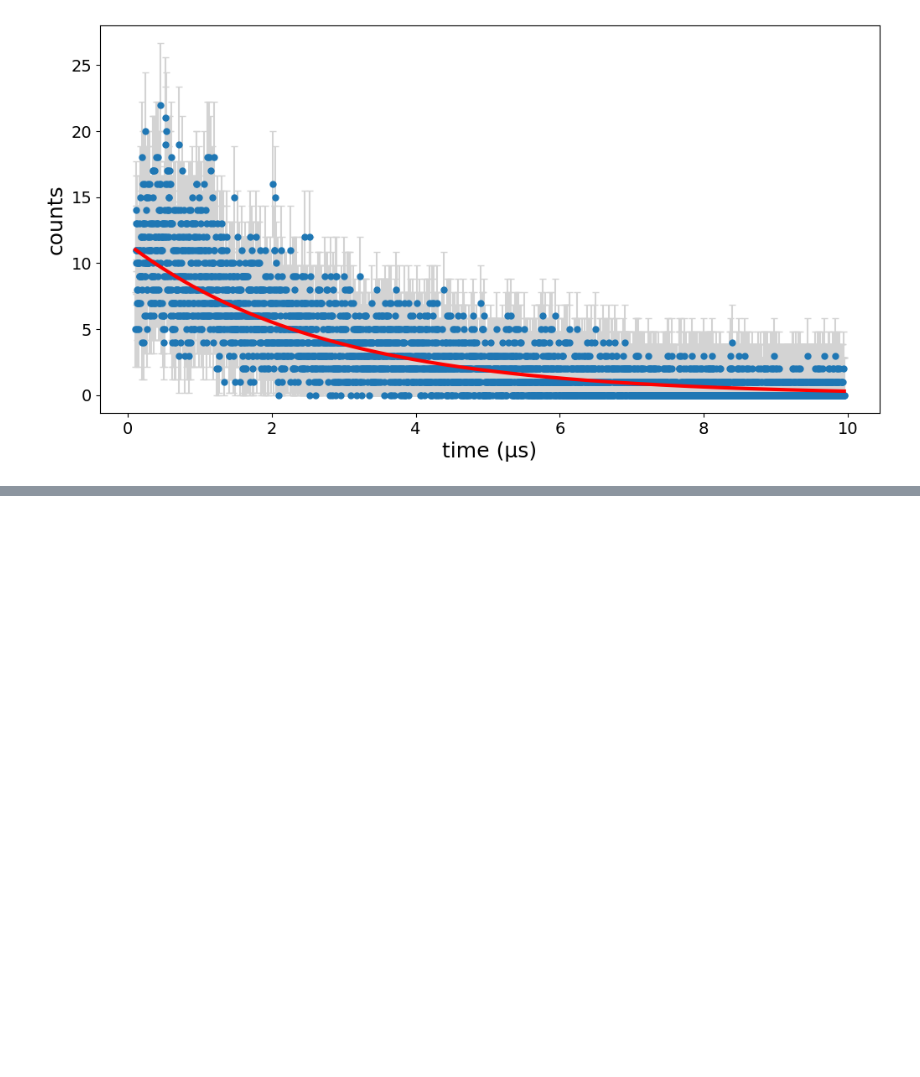
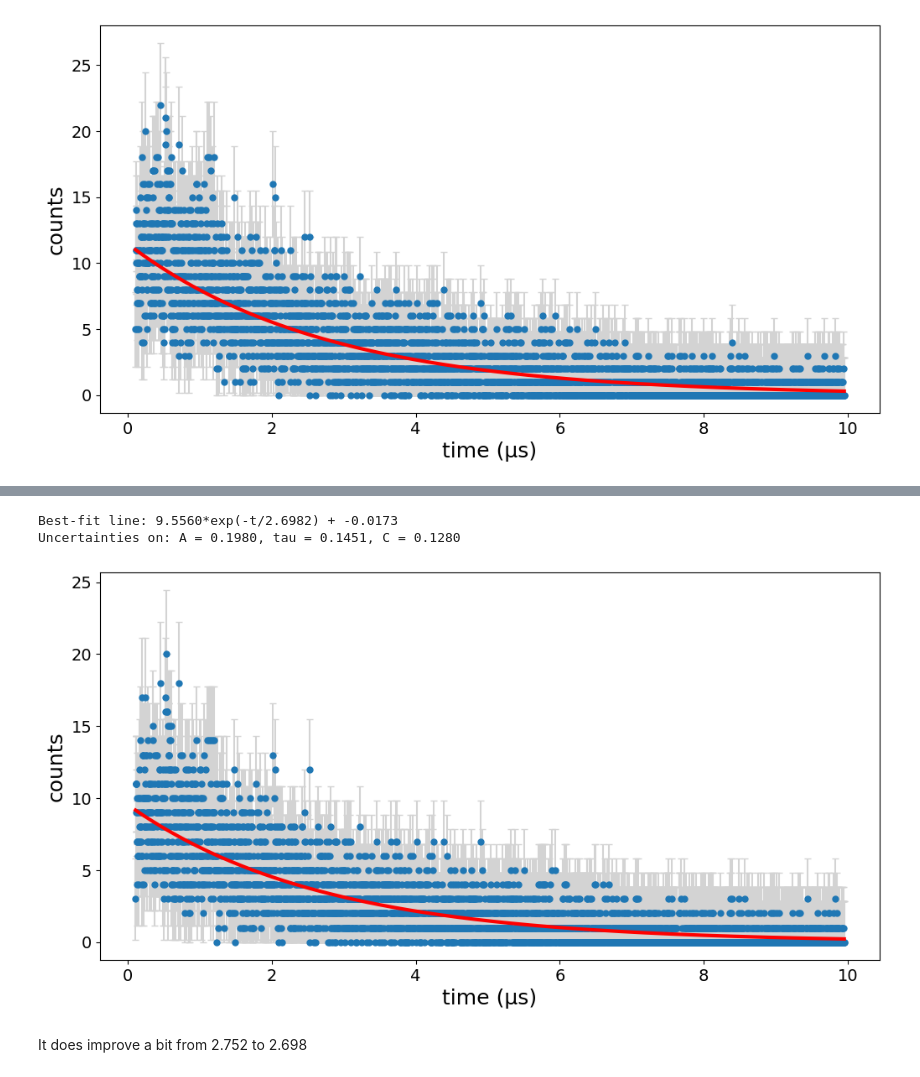
Before and after one commit to javirgv/Muon-Detector-Experiment, a Jupyter notebook: MuonDetector.ipynb, the cells around one changed output, grey strips where cells are left out. Drawn from its saved outputs; the diff is of its cells as text; code cells hidden in the pictures; blank space fills up the shorter version.

```diff
--- a/MuonDetector.ipynb
+++ b/MuonDetector.ipynb
@@ -432,0 +500,29 @@ plt.show()
+# %%
+yerr = np.sqrt(final_data_nolab)   # Poisson noise
+# Channels with small or even 0 counts weight the fit wrongfully so set min err
+floor = np.median(yerr[:np.argwhere(final_data_nolab==0)[0][0]])   # take median of errors of up until where first channel w/ 0 counts is found
+yerr[yerr<floor] = floor
+
+x = np.arange(44, len(final_data_nolab)+44)
+x = (x-c)/m
+
+p0 = [max(final_data_nolab), 2.2, min(final_data_nolab)]
+popt, pcov = curve_fit(decay, x, final_data2_nolab, sigma=yerr, p0=p0, absolute_sigma=True)
+A, tau, C = popt
+A_err, tau_err, C_err = np.sqrt(np.diag(pcov))
+# Print them for a visual check
+print(f"Best-fit line: {A:.4f}*exp(-t/{tau:.4f}) + {C:.4f}")
+print(f"Uncertainties on: A = {A_err:.4f}, tau = {tau_err:.4f}, C = {C_err:.4f}")
+
+lower_err = np.where(final_data2_nolab - yerr < 0, final_data2_nolab, yerr)   # make errorbar not go below 0 (unphyisical)
+plt.plot(x, decay(x,A,tau,C), 'r-', linewidth=3)
+plt.errorbar(x, final_data2_nolab, yerr=[lower_err,yerr], fmt='o', ms=5, zorder=0, capsize=3, ecolor='lightgray')
+plt.xlabel('time (μs)')
+plt.ylabel('counts')
+plt.show()
+# %% [output]
+Best-fit line: 9.5560*exp(-t/2.6982) + -0.0173
+Uncertainties on: A = 0.1980, tau = 0.1451, C = 0.1280
+[figure, added]
+# %% [markdown]
+It does improve a bit from 2.752 to 2.698
```
Also changed, not shown: parts of 9 cells of this notebook.
